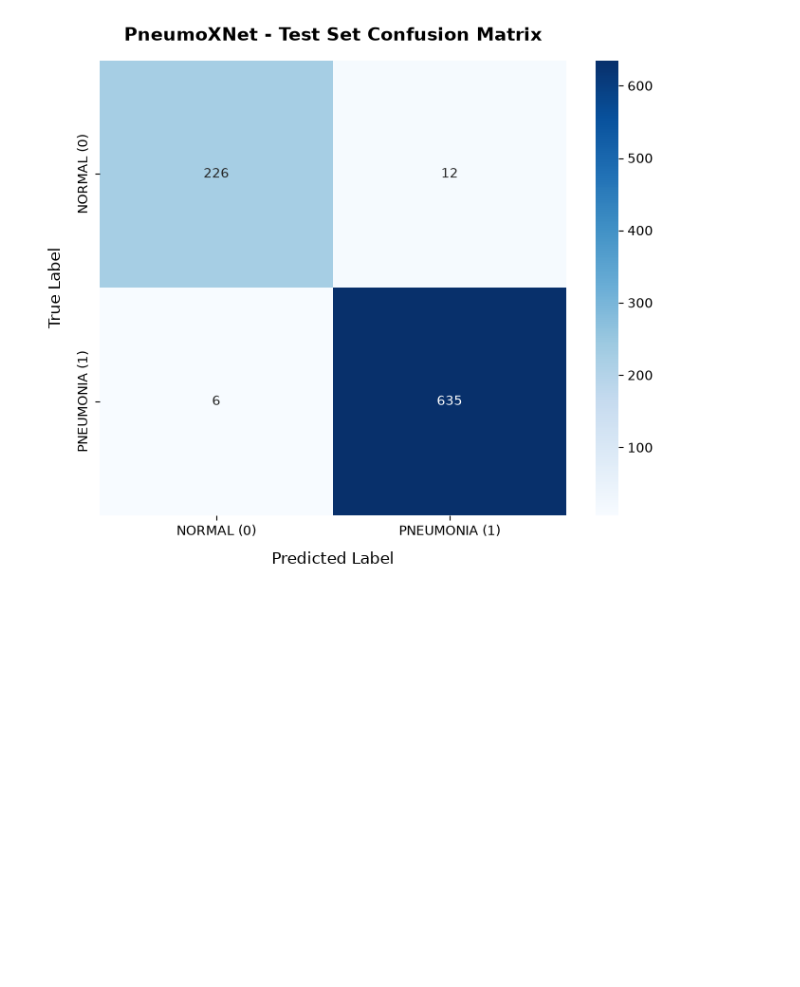
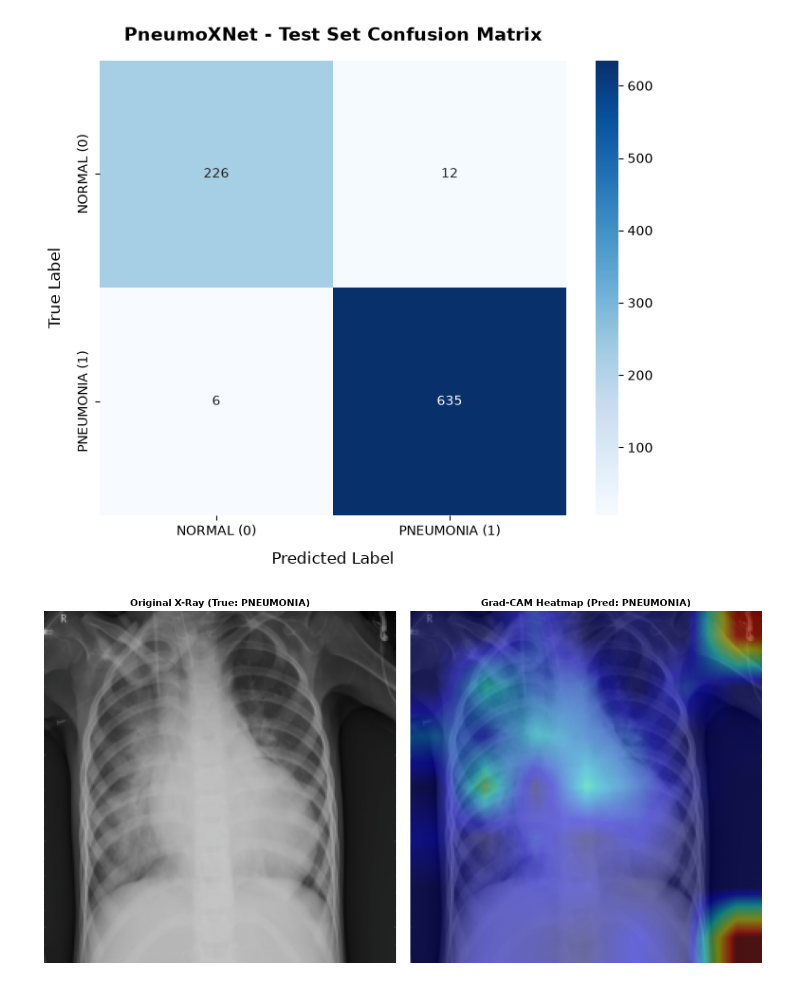
Before and after one commit to jaimulhaque/Pneumonia-MultiModel-XAI, a Jupyter notebook: notebooks/16_Performance_Evaluation_and_Metrics.ipynb, the cells around one changed output. Saved outputs shown, nothing was run; the diff lists cells and outputs as text; code cells hidden in the pictures; blank space fills up the shorter version.

```diff
--- a/notebooks/16_Performance_Evaluation_and_Metrics.ipynb
+++ b/notebooks/16_Performance_Evaluation_and_Metrics.ipynb
@@ -429,3 +429,98 @@ plt.tight_layout()
 plt.show()
 # %% [output]
 [figure]
+# %%
+# ============================================================
+# Cell 8: Fixed Grad-CAM with Correct Binary Logic
+# ============================================================
+import cv2
+import torch
+import numpy as np
+import matplotlib.pyplot as plt
+
+class GradCAM:
+    def __init__(self, model, target_layer):
+        self.model = model
+        self.target_layer = target_layer
+        self.gradients = None
+        self.activations = None
+
+        self.target_layer.register_forward_hook(self.save_activation)
+        self.target_layer.register_full_backward_hook(self.save_gradient)
+
+    def save_activation(self, module, input, output):
+        self.activations = output
+
+    def save_gradient(self, module, grad_input, grad_output):
+        self.gradients = grad_output[0]
+
+    def generate_cam(self, input_image, target_class):
+        self.model.eval()
+        output = self.model(input_image)
+
+        self.model.zero_grad()
+        loss = output[0, target_class]
+        loss.backward()
+
+        gradients = self.gradients.data.cpu().numpy()[0]
+        activations = self.activations.data.cpu().numpy()[0]
+
+        weights = np.mean(gradients, axis=(1, 2))
+        cam = np.zeros(activations.shape[1:], dtype=np.float32)
+
+        for i, w in enumerate(weights):
+            cam += w * activations[i]
+
+        cam = np.maximum(cam, 0)
+        cam = cv2.resize(cam, (input_image.shape[2], input_image.shape[3]))
+        cam = cam - np.min(cam)
+        cam = cam / (np.max(cam) + 1e-8)
+        return cam
+
+# Target Layer
+target_layer = model.backbone.conv_head
+grad_cam = GradCAM(model, target_layer)
+
+# Pick Image
+sample_idx = 0
+sample_img, raw_label = test_dataset[sample_idx]
+input_tensor = sample_img.unsqueeze(0).to(device)
+
+# Model Forward Pass
+with torch.no_grad():
+    outputs = model(input_tensor)
+    probs = torch.softmax(outputs, dim=1)
+    raw_pred = torch.argmax(probs, dim=1).item()
+
+# Label Interpretation
+normal_idx = test_dataset.class_to_idx['NORMAL']
+true_label_text = "NORMAL" if raw_label == normal_idx else "PNEUMONIA"
+
+# Inverted prediction logic matching Cell 6
+pred_label_text = "PNEUMONIA" if raw_pred == normal_idx else "NORMAL"
+
+# Generate CAM for predicted class
+heatmap = grad_cam.generate_cam(input_tensor, target_class=raw_pred)
+
+# Display Image
+orig_img = sample_img.permute(1, 2, 0).cpu().numpy()
+orig_img = orig_img * np.array([0.229, 0.224, 0.225]) + np.array([0.485, 0.456, 0.406])
+orig_img = np.clip(orig_img, 0, 1)
+
+plt.figure(figsize=(12, 6))
+
+plt.subplot(1, 2, 1)
+plt.imshow(orig_img)
+plt.title(f"Original X-Ray (True: {true_label_text})", fontsize=11, fontweight='bold')
+plt.axis('off')
+
+plt.subplot(1, 2, 2)
+plt.imshow(orig_img)
+plt.imshow(heatmap, cmap='jet', alpha=0.45)
+plt.title(f"Grad-CAM Heatmap (Pred: {pred_label_text})", fontsize=11, fontweight='bold')
+plt.axis('off')
+
+plt.tight_layout()
+plt.show()
+# %% [output]
+[figure, added]
```
Also changed, not shown: parts of 2 cells of this notebook.
